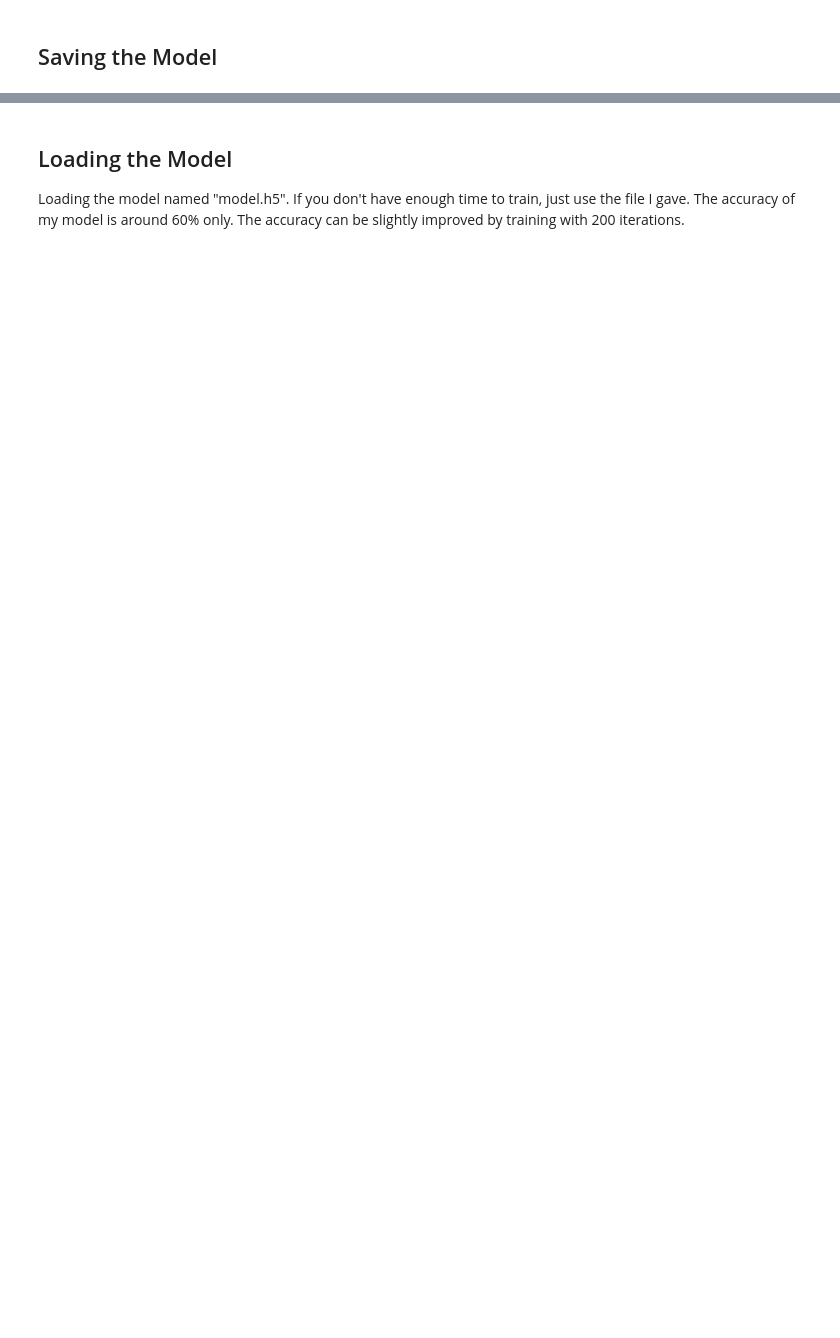
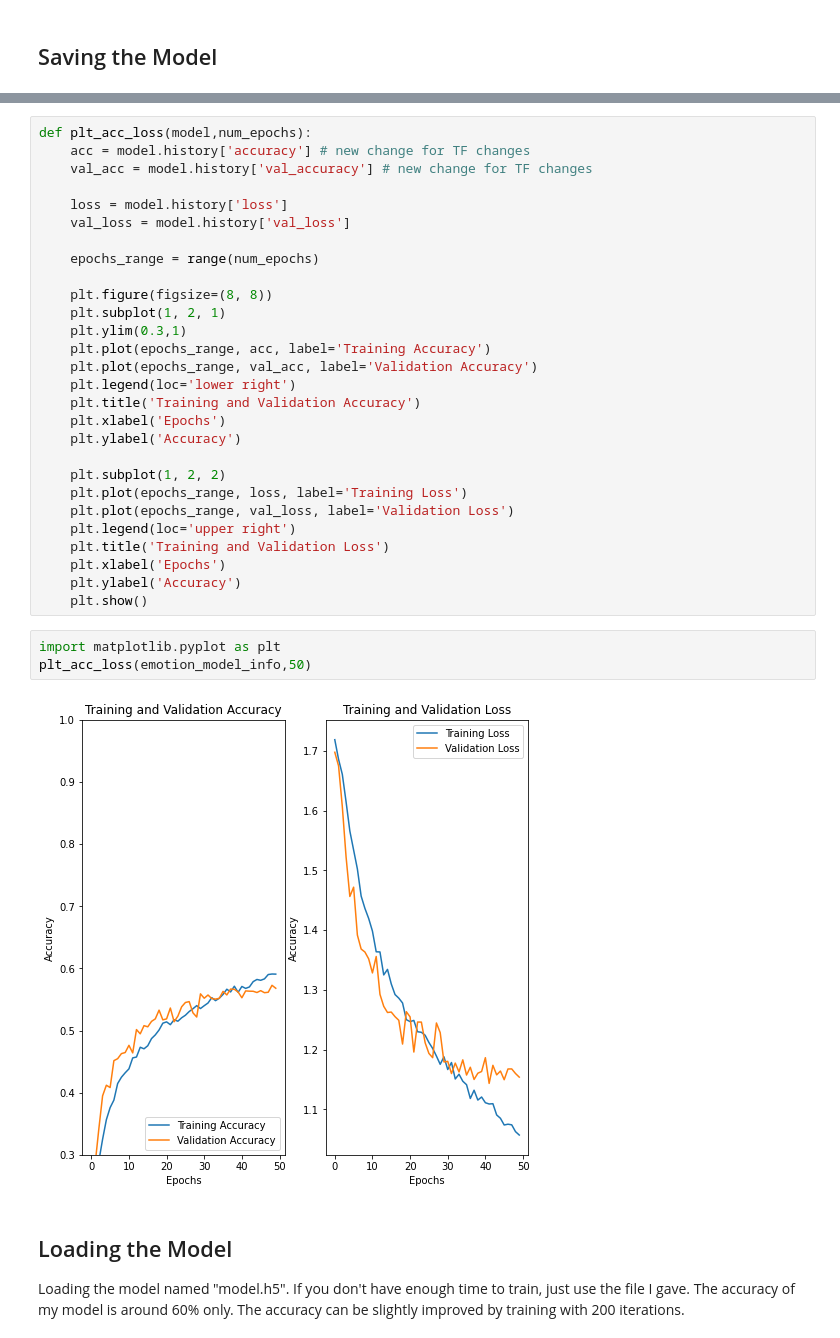
Before and after one commit to HEP-Dexan3327/AI-Diary-1-Vanilla-CNN-, a Jupyter notebook: emojify BasicCNN (v4).ipynb, the cells around one changed output, grey strips where cells are left out. Saved outputs shown, nothing was run; the diff lists cells and outputs as text; blank space fills up the shorter version.

```diff
--- a/emojify BasicCNN (v4).ipynb
+++ b/emojify BasicCNN (v4).ipynb
@@ -119,3 +214,36 @@ emotion_model.save('model.h5')
+# %%
+def plt_acc_loss(model,num_epochs):
+    acc = model.history['accuracy'] # new change for TF changes
+    val_acc = model.history['val_accuracy'] # new change for TF changes
+
+    loss = model.history['loss']
+    val_loss = model.history['val_loss']
+
+    epochs_range = range(num_epochs)
+
+    plt.figure(figsize=(8, 8))
+    plt.subplot(1, 2, 1)
+    plt.ylim(0.3,1)
+    plt.plot(epochs_range, acc, label='Training Accuracy')
+    plt.plot(epochs_range, val_acc, label='Validation Accuracy')
+    plt.legend(loc='lower right')
+    plt.title('Training and Validation Accuracy')
+    plt.xlabel('Epochs')
+    plt.ylabel('Accuracy')
+
+    plt.subplot(1, 2, 2)
+    plt.plot(epochs_range, loss, label='Training Loss')
+    plt.plot(epochs_range, val_loss, label='Validation Loss')
+    plt.legend(loc='upper right')
+    plt.title('Training and Validation Loss')
+    plt.xlabel('Epochs')
+    plt.ylabel('Accuracy')
+    plt.show()
+# %%
+import matplotlib.pyplot as plt
+plt_acc_loss(emotion_model_info,50)
+# %% [output]
+[figure, added]
 # %% [markdown]
 <h2>Loading the Model</h2>
 Loading the model named "model.h5". If you don't have enough time to train, just use the file I gave.
```
Also changed, not shown: parts of 21 cells of this notebook.
